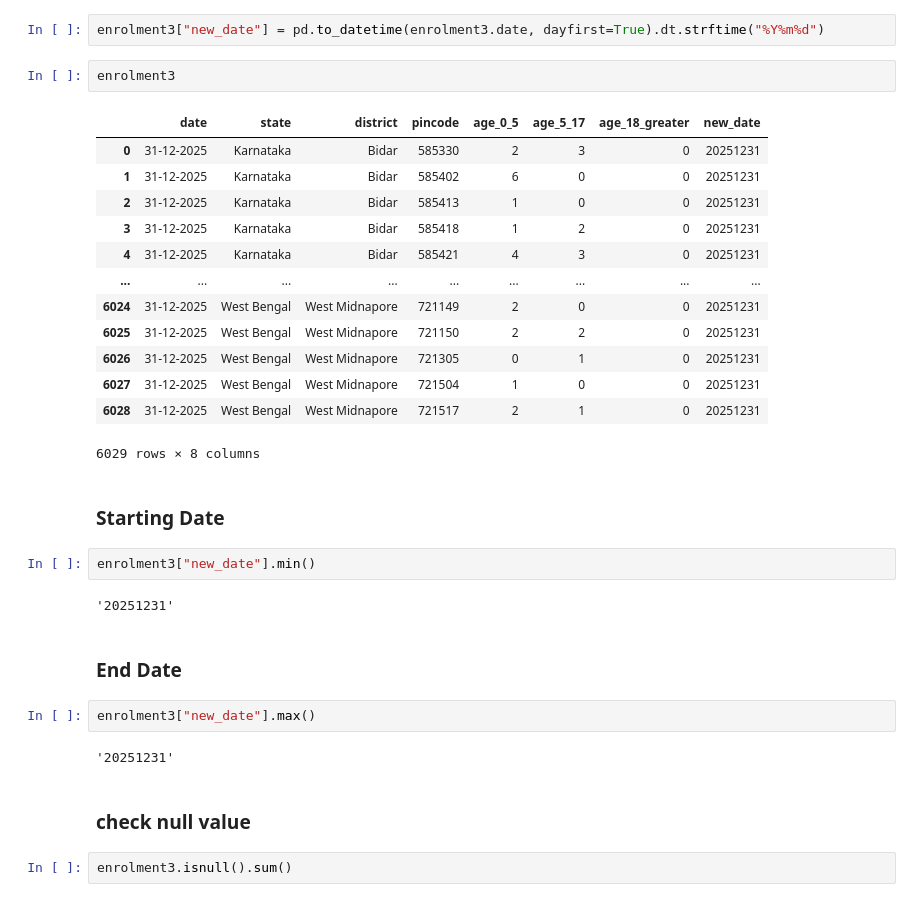
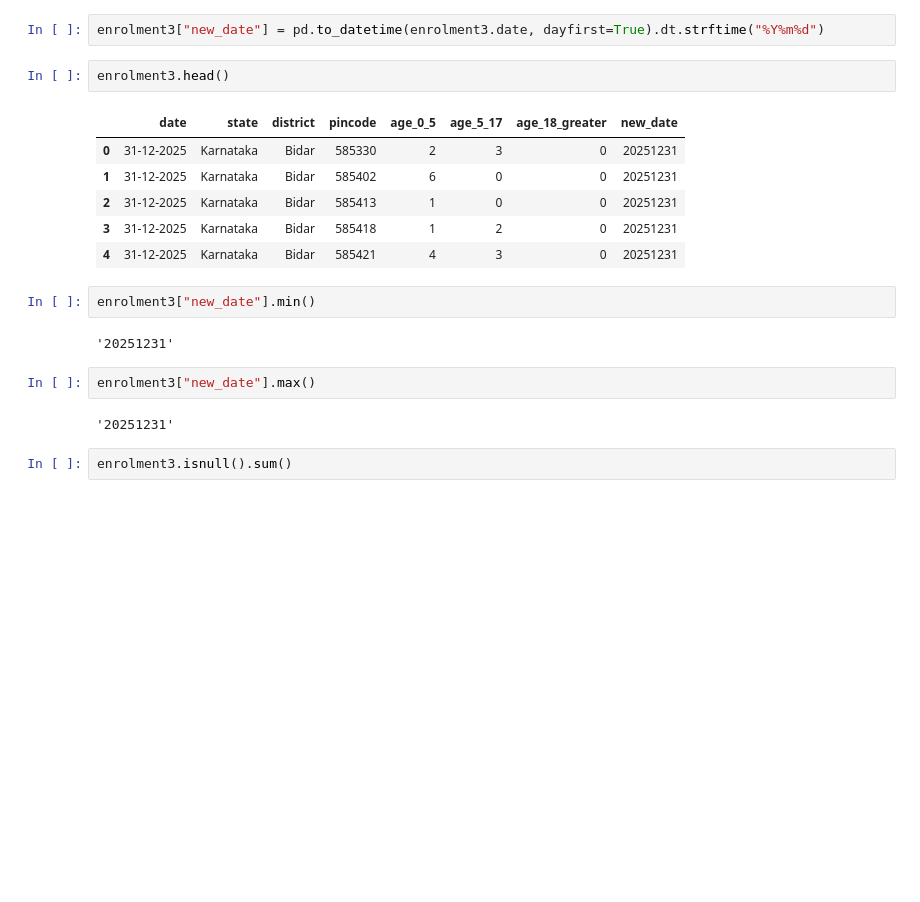
Before and after one commit to ytsubhadip/UIDAI_5916, a Jupyter notebook: Enrolment_data_nootbook.ipynb, the cells around one changed output. Drawn from its saved outputs; the diff is of its cells as text; blank space fills up the shorter version.

```diff
--- a/Enrolment_data_nootbook.ipynb
+++ b/Enrolment_data_nootbook.ipynb
@@ -258,35 +161,22 @@ enrolment3.shape
 # %%
 enrolment3["new_date"] = pd.to_datetime(enrolment3.date, dayfirst=True).dt.strftime("%Y%m%d")
 # %%
-enrolment3
+enrolment3.head()
 # %% [output]
 |  | date | state | district | pincode | age_0_5 | age_5_17 | age_18_greater | new_date |
 | 0 | 31-12-2025 | Karnataka | Bidar | 585330 | 2 | 3 | 0 | 20251231 |
 | 1 | 31-12-2025 | Karnataka | Bidar | 585402 | 6 | 0 | 0 | 20251231 |
 | 2 | 31-12-2025 | Karnataka | Bidar | 585413 | 1 | 0 | 0 | 20251231 |
 | 3 | 31-12-2025 | Karnataka | Bidar | 585418 | 1 | 2 | 0 | 20251231 |
 | 4 | 31-12-2025 | Karnataka | Bidar | 585421 | 4 | 3 | 0 | 20251231 |
-| ... | ... | ... | ... | ... | ... | ... | ... | ... |
-| 6024 | 31-12-2025 | West Bengal | West Midnapore | 721149 | 2 | 0 | 0 | 20251231 |
-| 6025 | 31-12-2025 | West Bengal | West Midnapore | 721150 | 2 | 2 | 0 | 20251231 |
-| 6026 | 31-12-2025 | West Bengal | West Midnapore | 721305 | 0 | 1 | 0 | 20251231 |
-| 6027 | 31-12-2025 | West Bengal | West Midnapore | 721504 | 1 | 0 | 0 | 20251231 |
-| 6028 | 31-12-2025 | West Bengal | West Midnapore | 721517 | 2 | 1 | 0 | 20251231 |
-6029 rows × 8 columns
-# %% [markdown]
-### Starting Date
 # %%
 enrolment3["new_date"].min()
 # %% [output]
 '20251231'
-# %% [markdown]
-### End Date
 # %%
 enrolment3["new_date"].max()
 # %% [output]
 '20251231'
-# %% [markdown]
-### check null value
 # %%
 enrolment3.isnull().sum()
 # %% [output]
```
Also changed, not shown: parts of 55 cells of this notebook.
